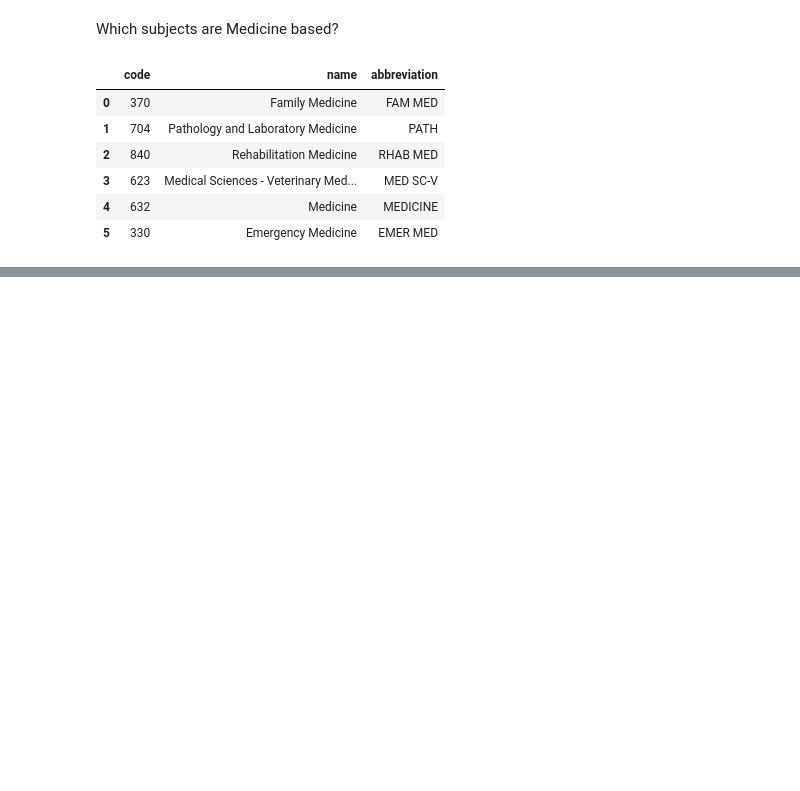
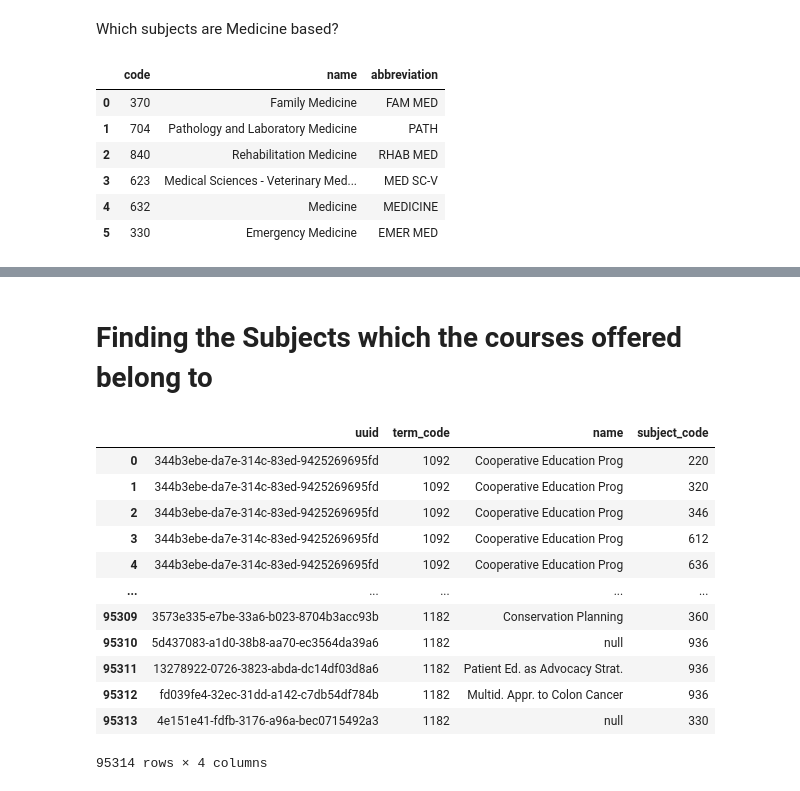
Before and after one commit to crypticrk/UW-Madsion-Dataset-Analysis, a Jupyter notebook: UW Madison Dataset Analyis.ipynb, the cells around one changed output, grey strips where cells are left out. Saved outputs shown, nothing was run; the diff lists cells and outputs as text; code cells hidden in the pictures; blank space fills up the shorter version.

```diff
--- a/UW Madison Dataset Analyis.ipynb
+++ b/UW Madison Dataset Analyis.ipynb
@@ -158,0 +197,22 @@ med_sub
+# %% [markdown]
+# Finding the Subjects which the courses offered belong to
+# %%
+course_subject =pd.read_sql("""SELECT uuid, term_code, name, subject_code
+                               FROM course_offerings
+                               INNER JOIN subject_memberships
+                               ON course_offerings.uuid = subject_memberships.course_offering_uuid ;""", conn)
+course_subject
+# %% [output]
+|  | uuid | term_code | name | subject_code |
+| 0 | 344b3ebe-da7e-314c-83ed-9425269695fd | 1092 | Cooperative Education Prog | 220 |
+| 1 | 344b3ebe-da7e-314c-83ed-9425269695fd | 1092 | Cooperative Education Prog | 320 |
+| 2 | 344b3ebe-da7e-314c-83ed-9425269695fd | 1092 | Cooperative Education Prog | 346 |
+| 3 | 344b3ebe-da7e-314c-83ed-9425269695fd | 1092 | Cooperative Education Prog | 612 |
+| 4 | 344b3ebe-da7e-314c-83ed-9425269695fd | 1092 | Cooperative Education Prog | 636 |
+| ... | ... | ... | ... | ... |
+| 95309 | 3573e335-e7be-33a6-b023-8704b3acc93b | 1182 | Conservation Planning | 360 |
+| 95310 | 5d437083-a1d0-38b8-aa70-ec3564da39a6 | 1182 | null | 936 |
+| 95311 | 13278922-0726-3823-abda-dc14df03d8a6 | 1182 | Patient Ed. as Advocacy Strat. | 936 |
+| 95312 | fd039fe4-32ec-31dd-a142-c7db54df784b | 1182 | Multid. Appr. to Colon Cancer | 936 |
+| 95313 | 4e151e41-fdfb-3176-a96a-bec0715492a3 | 1182 | null | 330 |
+95314 rows × 4 columns
```
Also changed, not shown: parts of 5 cells of this notebook.
